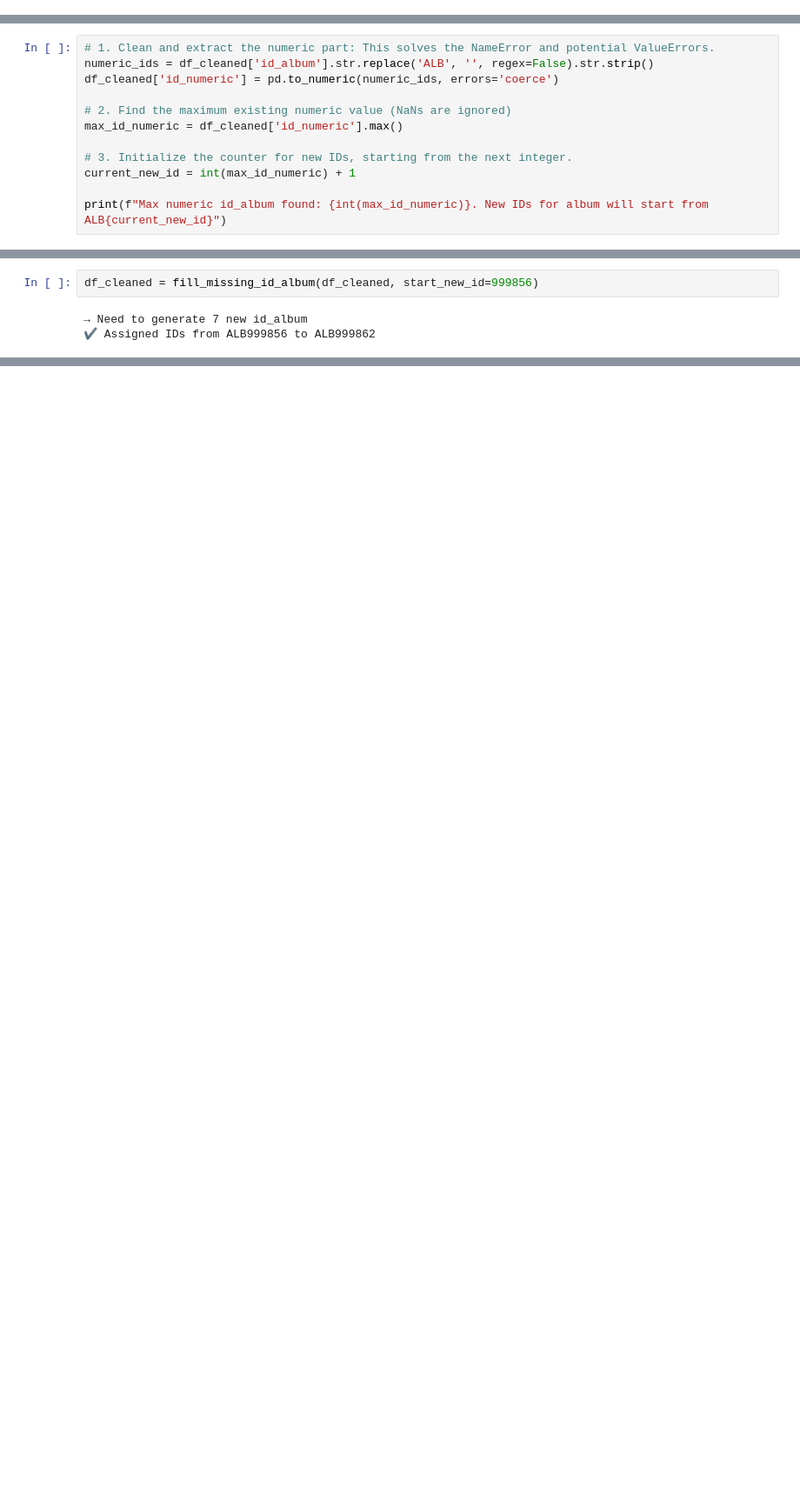
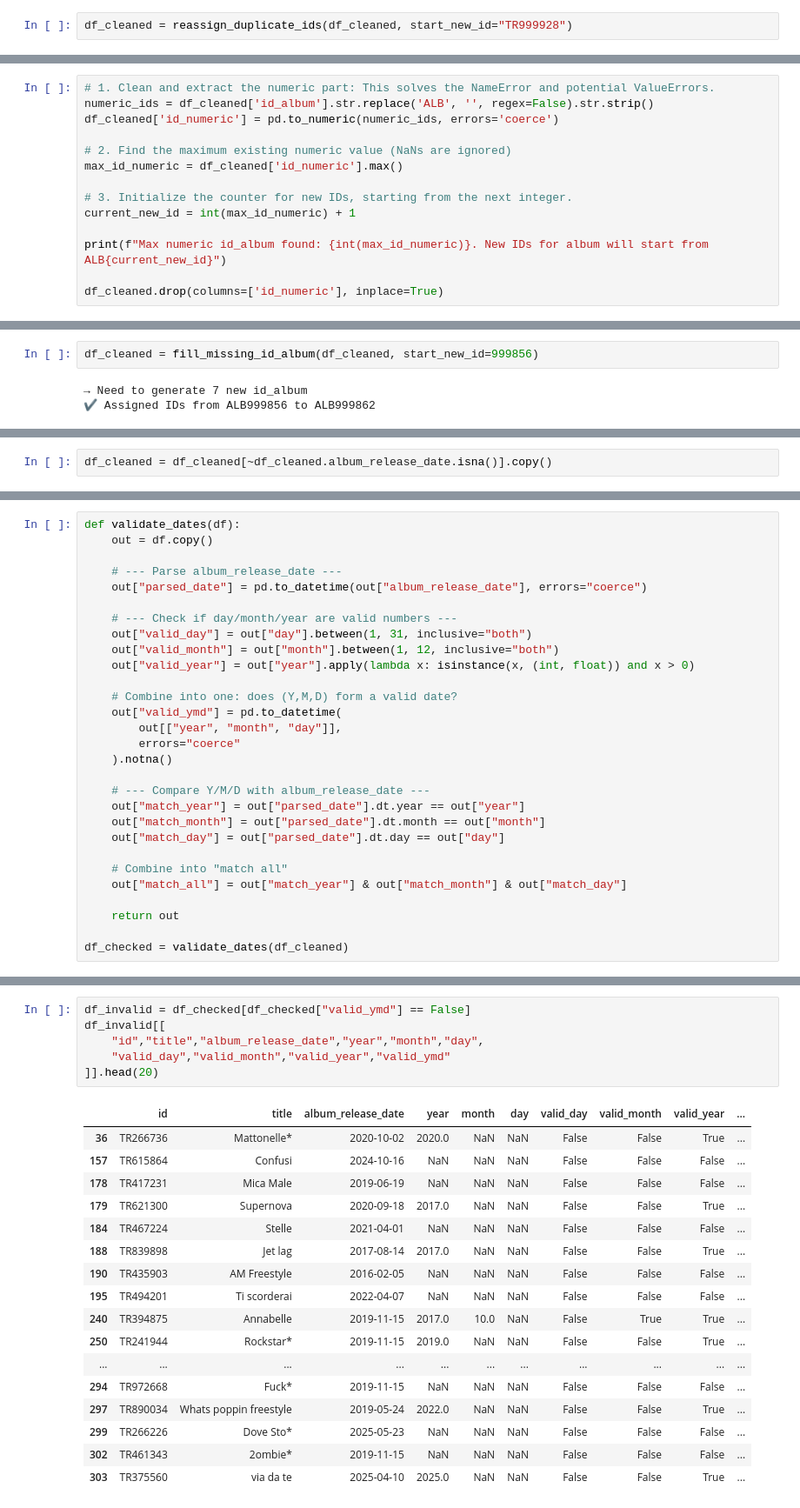
Before and after one commit to Ankit-Bhagat851/DSS-Project, a Jupyter notebook: Chi/tracks_understanding.ipynb, the cells around one changed output, grey strips where cells are left out. Shown at 87% size. Cells and saved outputs as stored; diff of their text form; blank space fills up the shorter version.

```diff
--- a/Chi/tracks_understanding.ipynb
+++ b/Chi/tracks_understanding.ipynb
@@ -1204,0 +1393,2 @@ df_cleaned[df_cleaned["id"].str.contains("TR_", na=False)]
+# %%
+df_cleaned = reassign_duplicate_ids(df_cleaned, start_new_id="TR999928")
@@ -1262,6 +1455,8 @@ max_id_numeric = df_cleaned['id_numeric'].max()
 current_new_id = int(max_id_numeric) + 1
 
 print(f"Max numeric id_album found: {int(max_id_numeric)}. New IDs for album will start from ALB{current_new_id}")
+
+df_cleaned.drop(columns=['id_numeric'], inplace=True)
 # %% [output]
 Max numeric id_album found: 999842. New IDs for album will start from ALB999843
 # %%
@@ -1369,0 +1582,2 @@ missing_values(df_cleaned)
+# %%
+df_cleaned = df_cleaned[~df_cleaned.album_release_date.isna()].copy()
@@ -1369,0 +1656,29 @@ missing_values(df_cleaned)
+# %%
+def validate_dates(df):
+    out = df.copy()
+
+    # --- Parse album_release_date ---
+    out["parsed_date"] = pd.to_datetime(out["album_release_date"], errors="coerce")
+
+    # --- Check if day/month/year are valid numbers ---
+    out["valid_day"] = out["day"].between(1, 31, inclusive="both")
+    out["valid_month"] = out["month"].between(1, 12, inclusive="both")
+    out["valid_year"] = out["year"].apply(lambda x: isinstance(x, (int, float)) and x > 0)
+
+    # Combine into one: does (Y,M,D) form a valid date?
+    out["valid_ymd"] = pd.to_datetime(
+        out[["year", "month", "day"]],
+        errors="coerce"
+    ).notna()
+
+    # --- Compare Y/M/D with album_release_date ---
+    out["match_year"] = out["parsed_date"].dt.year == out["year"]
+    out["match_month"] = out["parsed_date"].dt.month == out["month"]
+    out["match_day"] = out["parsed_date"].dt.day == out["day"]
+
+    # Combine into "match all"
+    out["match_all"] = out["match_year"] & out["match_month"] & out["match_day"]
+
+    return out
+
+df_checked = validate_dates(df_cleaned)
@@ -1369,0 +1692,24 @@ missing_values(df_cleaned)
+# %%
+df_invalid = df_checked[df_checked["valid_ymd"] == False]
+df_invalid[[
+    "id","title","album_release_date","year","month","day",
+    "valid_day","valid_month","valid_year","valid_ymd"
+]].head(20)
+# %% [output]
+|  | id | title | album_release_date | year | month | day | valid_day | valid_month | valid_year | ... |
+| 36 | TR266736 | Mattonelle* | 2020-10-02 | 2020.0 | NaN | NaN | False | False | True | ... |
+| 157 | TR615864 | Confusi | 2024-10-16 | NaN | NaN | NaN | False | False | False | ... |
+| 178 | TR417231 | Mica Male | 2019-06-19 | NaN | NaN | NaN | False | False | False | ... |
+| 179 | TR621300 | Supernova | 2020-09-18 | 2017.0 | NaN | NaN | False | False | True | ... |
+| 184 | TR467224 | Stelle | 2021-04-01 | NaN | NaN | NaN | False | False | False | ... |
+| 188 | TR839898 | Jet lag | 2017-08-14 | 2017.0 | NaN | NaN | False | False | True | ... |
+| 190 | TR435903 | AM Freestyle | 2016-02-05 | NaN | NaN | NaN | False | False | False | ... |
+| 195 | TR494201 | Ti scorderai | 2022-04-07 | NaN | NaN | NaN | False | False | False | ... |
+| 240 | TR394875 | Annabelle | 2019-11-15 | 2017.0 | 10.0 | NaN | False | True | True | ... |
+| 250 | TR241944 | Rockstar* | 2019-11-15 | 2019.0 | NaN | NaN | False | False | True | ... |
+| ... | ... | ... | ... | ... | ... | ... | ... | ... | ... | ... |
+| 294 | TR972668 | Fuck* | 2019-11-15 | NaN | NaN | NaN | False | False | False | ... |
+| 297 | TR890034 | Whats poppin freestyle | 2019-05-24 | 2022.0 | NaN | NaN | False | False | True | ... |
+| 299 | TR266226 | Dove Sto* | 2025-05-23 | NaN | NaN | NaN | False | False | False | ... |
+| 302 | TR461343 | 2ombie* | 2019-11-15 | NaN | NaN | NaN | False | False | False | ... |
+| 303 | TR375560 | via da te | 2025-04-10 | 2025.0 | NaN | NaN | False | False | True | ... |
```
Also changed, not shown: parts of 45 cells of this notebook, 2 other files.
